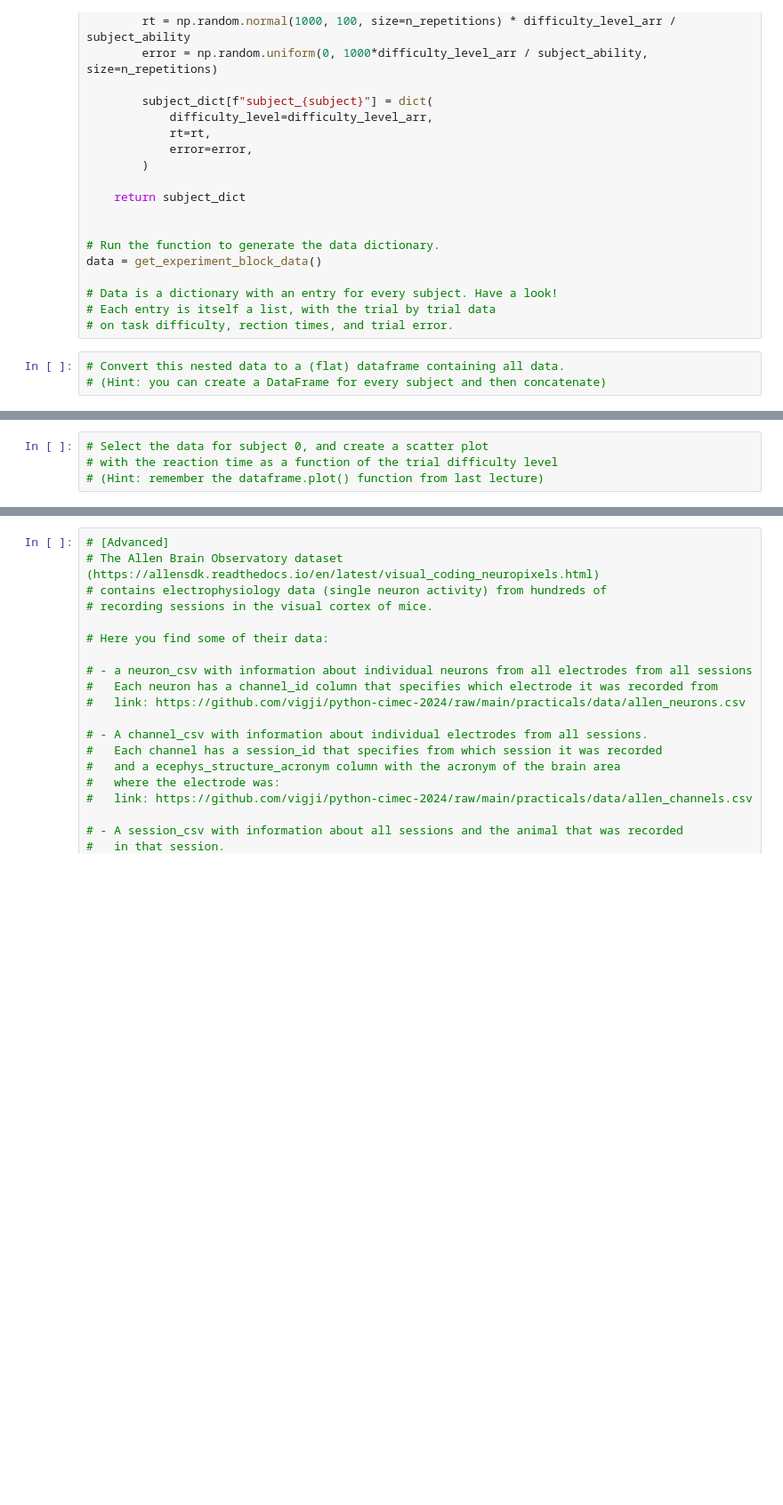
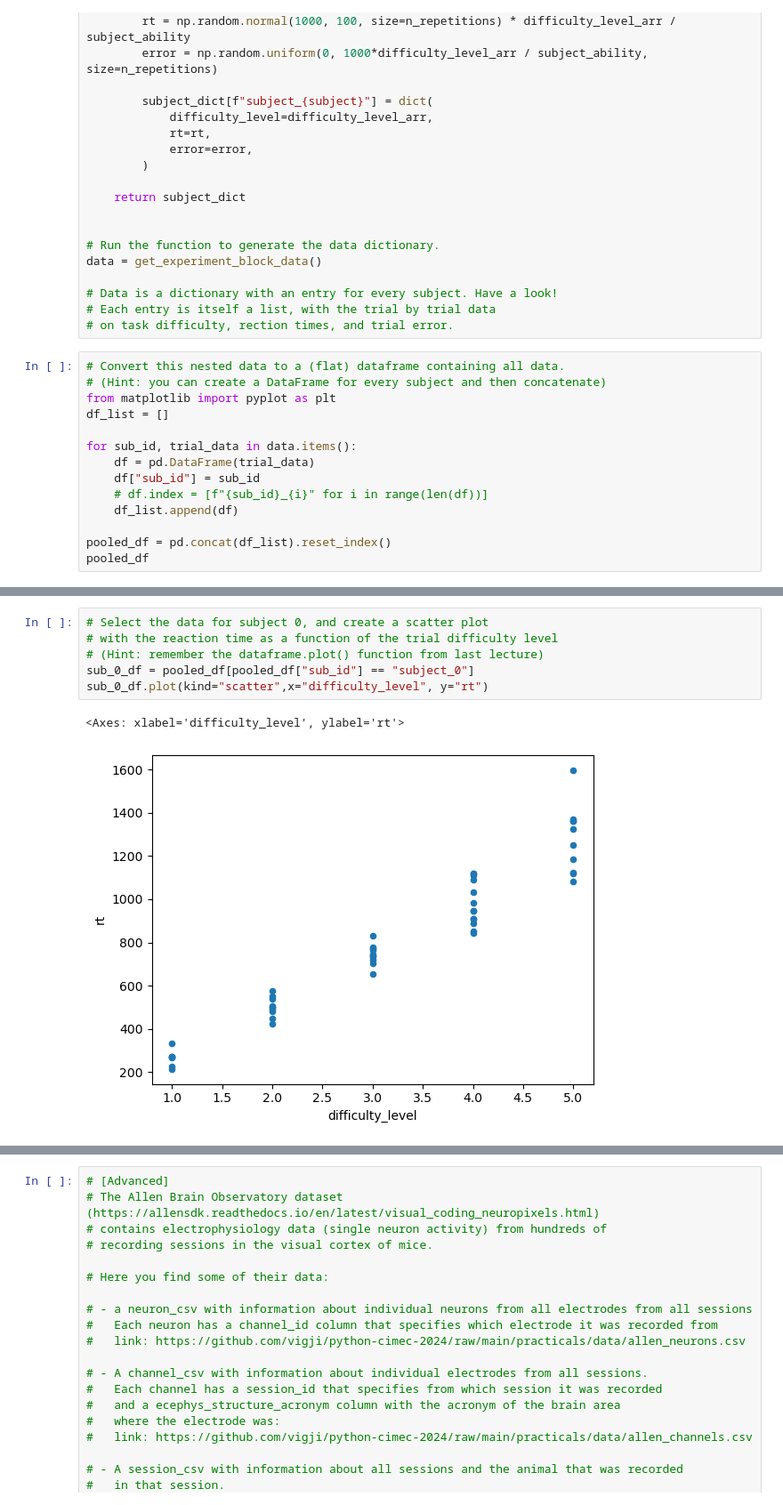
Before and after one commit to vigji/python-cimec-2025, a Jupyter notebook: practicals/Practicals_1.4.ipynb, the cells around one changed output, grey strips where cells are left out. Shown at 89% size. Drawn from its saved outputs; the diff is of its cells as text; blank space fills up the shorter version.

```diff
--- a/practicals/Practicals_1.4.ipynb
+++ b/practicals/Practicals_1.4.ipynb
@@ -60,3 +60,14 @@ data = get_experiment_block_data()
 # %%
 # Convert this nested data to a (flat) dataframe containing all data.
 # (Hint: you can create a DataFrame for every subject and then concatenate)
+from matplotlib import pyplot as plt
+df_list = []
+
+for sub_id, trial_data in data.items():
+    df = pd.DataFrame(trial_data)
+    df["sub_id"] = sub_id
+    # df.index = [f"{sub_id}_{i}" for i in range(len(df))]
+    df_list.append(df)
+
+pooled_df = pd.concat(df_list).reset_index()
+pooled_df
@@ -63,7 +88,12 @@ data = get_experiment_block_data()
 # %%
 # Select the data for subject 0, and create a scatter plot
 # with the reaction time as a function of the trial difficulty level
 # (Hint: remember the dataframe.plot() function from last lecture)
+sub_0_df = pooled_df[pooled_df["sub_id"] == "subject_0"]
+sub_0_df.plot(kind="scatter",x="difficulty_level", y="rt")
+# %% [output]
+<Axes: xlabel='difficulty_level', ylabel='rt'>
+[figure, added]
 # %%
 # Load the subjects dataframe from the csv file at the url:
 # https://raw.githubusercontent.com/vigji/python-cimec/main/practicals/data/subjects_df.csv
```
Also changed, not shown: parts of 6 cells of this notebook, 3 other files.
